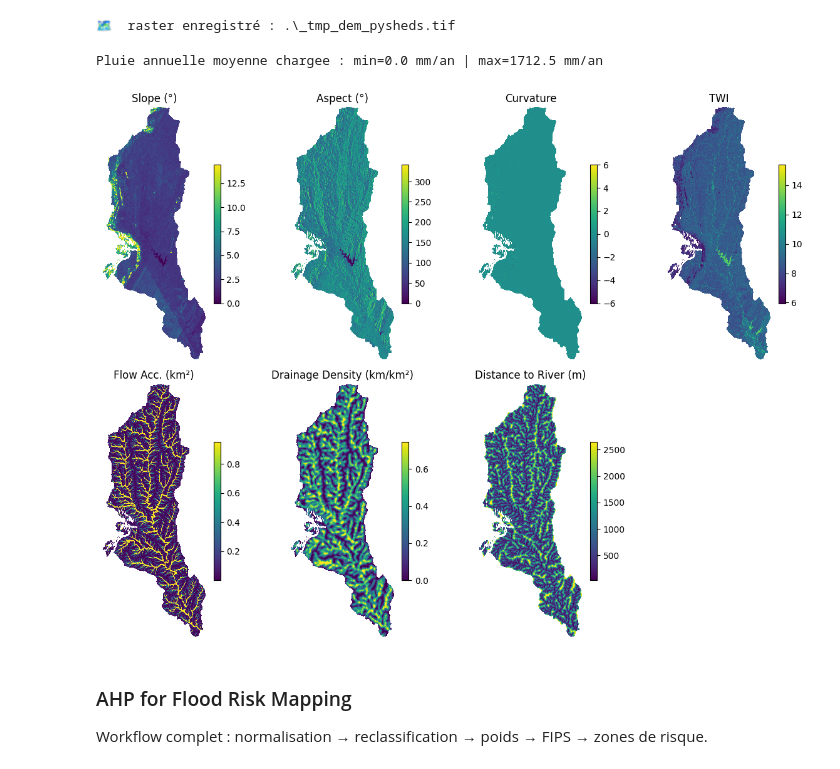
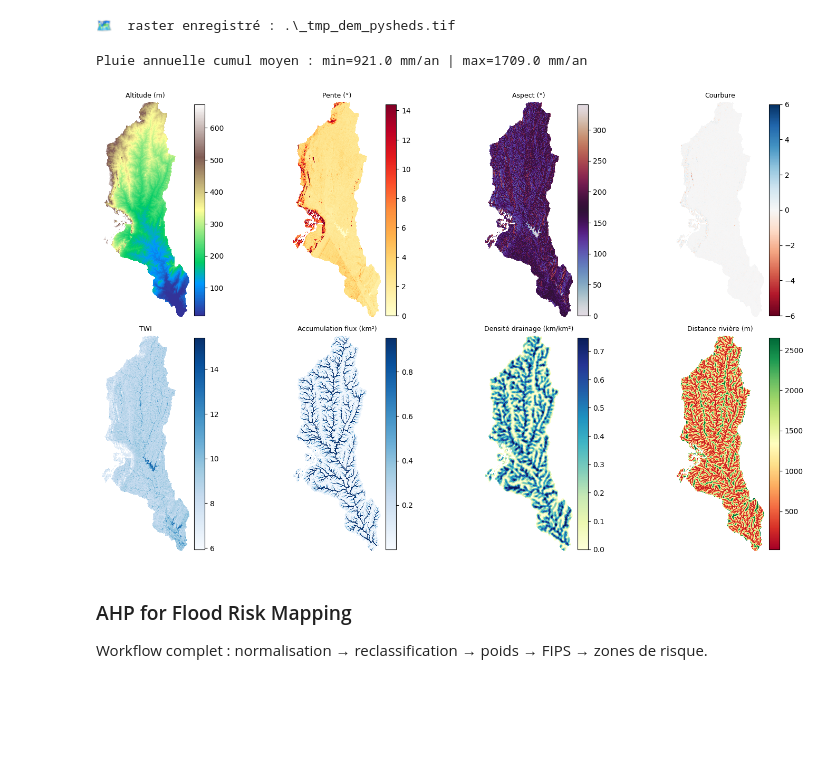
Before and after one commit to Enagnon97/FloodRM, a Jupyter notebook: dem_derivatives.ipynb, the cells around one changed output. Cells and saved outputs as stored; diff of their text form; code cells hidden in the pictures; blank space fills up the shorter version.

```diff
--- a/dem_derivatives.ipynb
+++ b/dem_derivatives.ipynb
@@ -42,35 +43,41 @@ distRiver, ext = derive_dist_to_river()
 🗺️  raster enregistré : .\_tmp_dem_pysheds.tif
 # %%
 lulc, ext = load_lulc("data/lulc_esa.tif")
-rain, ext = load_rain("data/chirps_daily_1985_2023.nc")
+rain, ext = load_rain_v2("data/chirps_daily_1985_2023.nc")
 # %% [output]
-Pluie annuelle moyenne chargee : min=0.0 mm/an | max=1712.5 mm/an
+Pluie annuelle cumul moyen : min=921.0 mm/an | max=1709.0 mm/an
 # %%
+from durpy.variables import LAYERS
+
+elev = LAYERS["elevation"]
+
 layers = {
-    "Slope (°)":       slope,
-    "Aspect (°)":      aspect,
-    "Curvature":       curv,
-    "TWI":             twi,
-    "Flow Acc. (km²)": facc,
-    "Drainage Density (km/km²)": density,
-    "Distance to River (m)": distRiver,
+    "Altitude (m)":              (elev,      "terrain"),
+    "Pente (°)":                 (slope,     "YlOrRd"),
+    "Aspect (°)":                (aspect,    "twilight"),
+    "Courbure":                  (curv,      "RdBu"),
+    "TWI":                       (twi,       "Blues"),
+    "Accumulation flux (km²)":   (facc,      "Blues"),
+    "Densité drainage (km/km²)": (density,   "YlGnBu"),
+    "Distance rivière (m)":      (distRiver, "RdYlGn"),
 }
 
-fig, axes = plt.subplots(2, 4, figsize=(12, 9))
-for ax, (title, arr) in zip(axes.flat, layers.items()):
+fig, axes = plt.subplots(2, 4, figsize=(16, 9))
+for ax, (title, (arr, cmap)) in zip(axes.flat, layers.items()):
     im = ax.imshow(
-        arr, cmap="viridis",
+        arr, cmap=cmap,
         vmin=np.nanpercentile(arr, 2),
         vmax=np.nanpercentile(arr, 98),
     )
-    ax.set_title(title)
+    ax.set_title(title, fontsize=9)
     ax.axis("off")
-    plt.colorbar(im, ax=ax, fraction=0.046)
-axes.flat[-1].axis("off")
+    plt.colorbar(im, ax=ax, fraction=0.046, pad=0.02)
+
+#plt.suptitle("Couches dérivées du DEM", fontsize=12, fontweight="bold", y=1.01)
 plt.tight_layout()
 plt.show()
 # %% [output]
-[figure, old version]
+[figure, new version]
 # %%
 lulc, ext = load_lulc("data/lulc_esa.tif")
 
```
Also changed, not shown: parts of 12 cells of this notebook, 2 other files.
